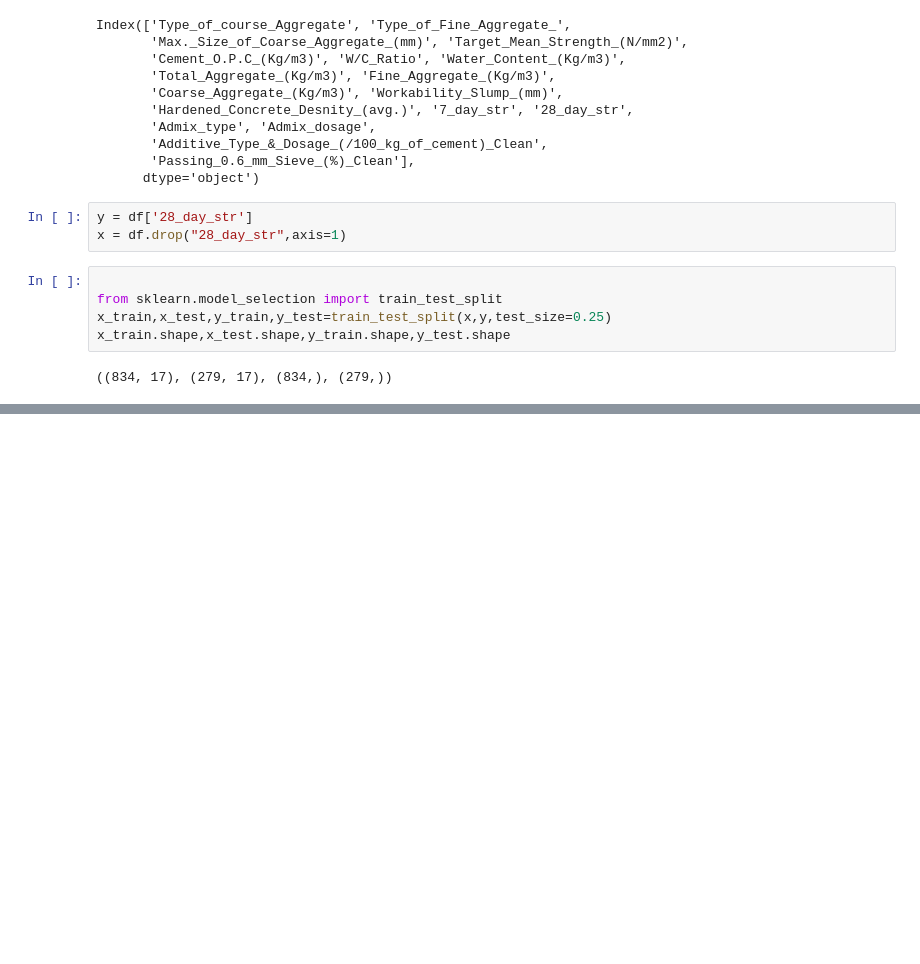
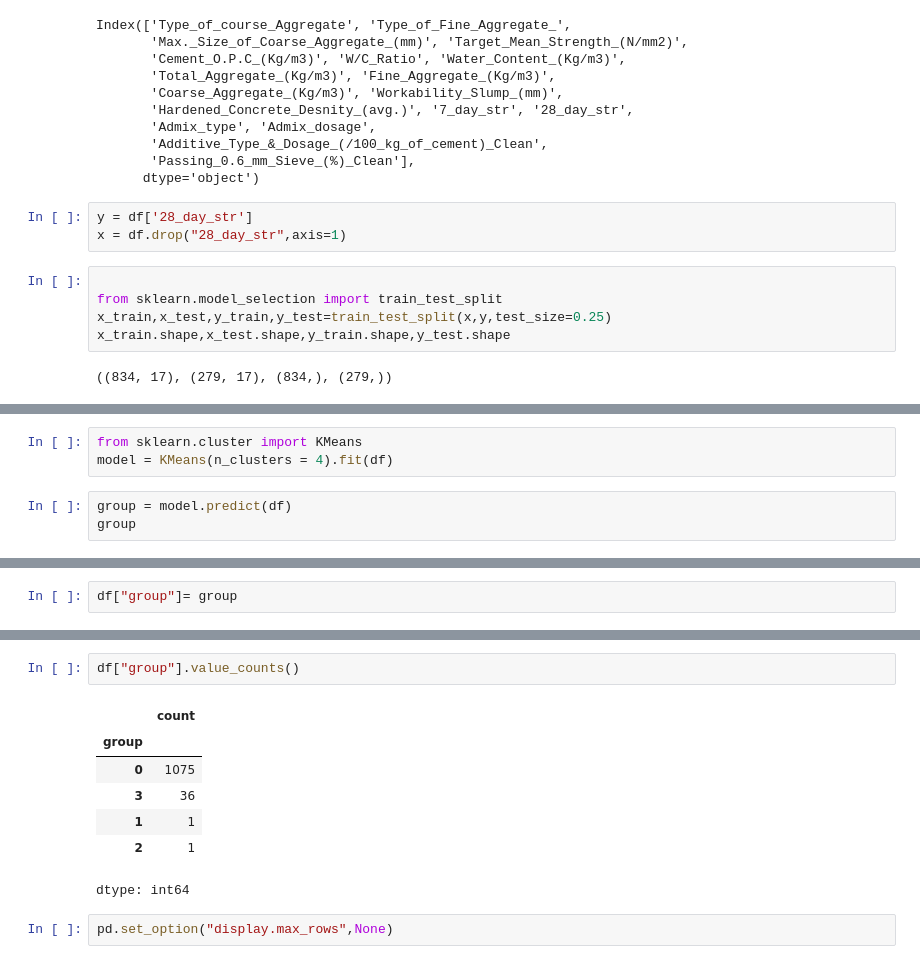
Before and after one commit to ArunK-ML/ML-Regression-Model---Concrete-Mix-Strength---Dataset, a Jupyter notebook: Concrete_Strength_ML.ipynb, the cells around one changed output, grey strips where cells are left out. Cells and saved outputs as stored; diff of their text form; blank space fills up the shorter version.

```diff
--- a/Concrete_Strength_ML.ipynb
+++ b/Concrete_Strength_ML.ipynb
@@ -419,0 +420,6 @@ print(r2_score(y_test,y_pred))
+# %%
+from sklearn.cluster import KMeans
+model = KMeans(n_clusters = 4).fit(df)
+# %%
+group = model.predict(df)
+group
@@ -419,0 +428,2 @@ print(r2_score(y_test,y_pred))
+# %%
+df["group"]= group
@@ -419,0 +446,12 @@ print(r2_score(y_test,y_pred))
+# %%
+df["group"].value_counts()
+# %% [output]
+|  | count |
+| group |  |
+| 0 | 1075 |
+| 3 | 36 |
+| 1 | 1 |
+| 2 | 1 |
+dtype: int64
+# %%
+pd.set_option("display.max_rows",None)
```
Also changed, not shown: parts of 5 cells of this notebook.
